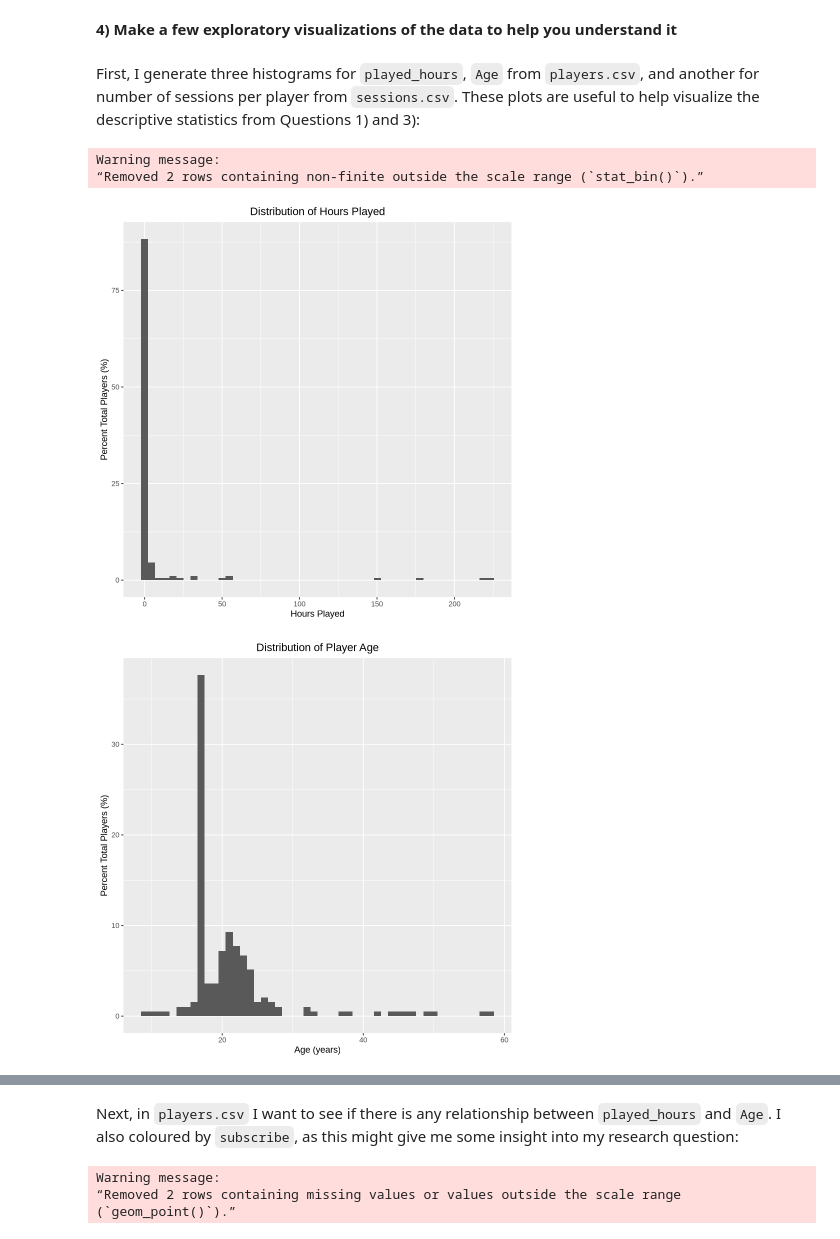
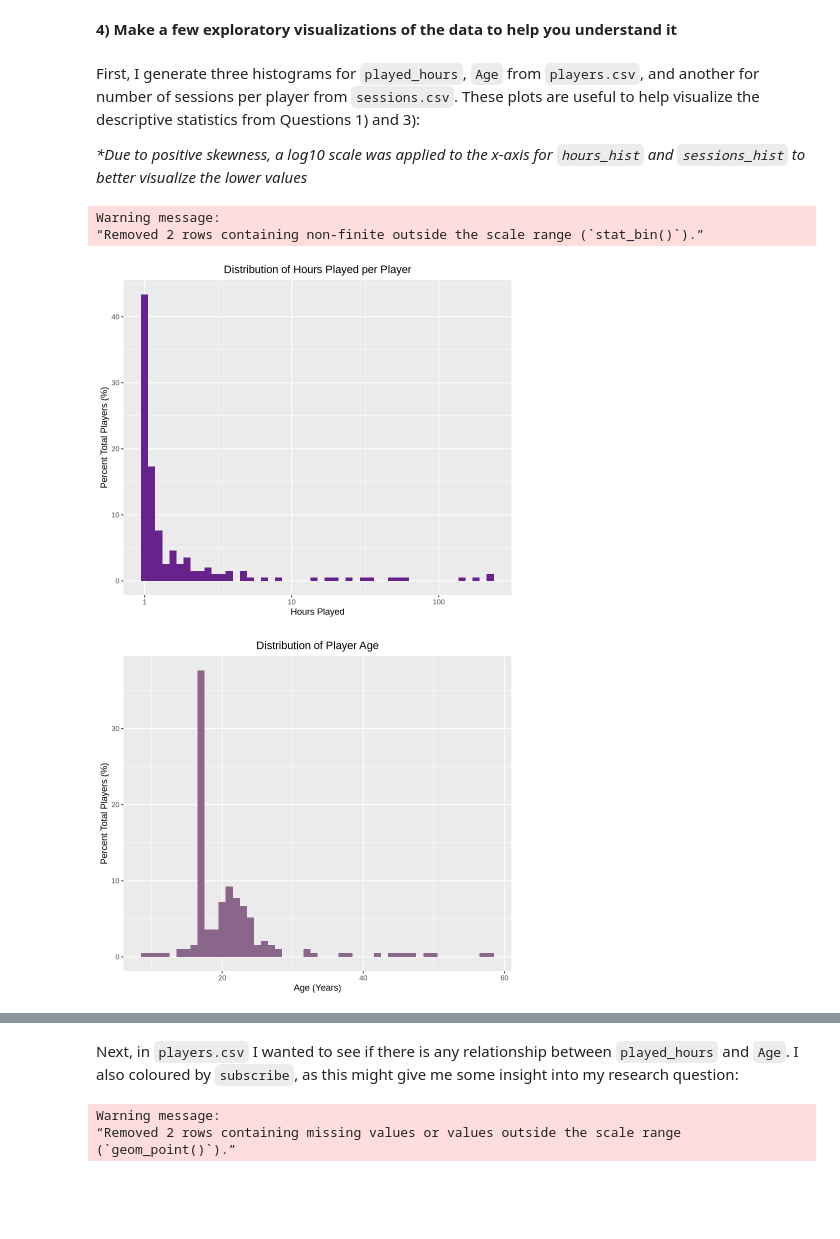
Before and after one commit to axiao28204/dsci100_project, a Jupyter notebook: individual_project_planning.ipynb, the cells around one changed output, grey strips where cells are left out. Saved outputs shown, nothing was run; the diff lists cells and outputs as text; code cells hidden in the pictures; blank space fills up the shorter version.

Commit message:
Made edits to plot
Changed colours & formatting, removed unnecessary legends.

````diff
--- a/individual_project_planning.ipynb
+++ b/individual_project_planning.ipynb
@@ -228,39 +228,50 @@ A tibble: 1 × 2
 **4) Make a few exploratory visualizations of the data to help you understand it**
 # %% [markdown]
 First, I generate three histograms for ```played_hours```, ```Age``` from ```players.csv```, and another for number of sessions per player from ```sessions.csv```. These plots are useful to help visualize the descriptive statistics from Questions 1) and 3):
+
+_*Due to positive skewness, a log10 scale was applied to the x-axis for ```hours_hist``` and ```sessions_hist``` to better visualize the lower values_
 # %%
+options(repr.plot.width = 7, repr.plot.height = 6)
+
+## create histogram of hours played per player
 hours_hist <- players |>
-    ggplot(aes(x = played_hours)) +
+    ggplot(aes(x = played_hours + 1)) +
     geom_histogram(bins = 50,
-                   aes(y = after_stat(count/sum(count) * 100))) +
-    labs(title = 'Distribution of Hours Played',
+                   aes(y = after_stat(count/sum(count) * 100)),
+                  fill = 'darkorchid4') +
+    labs(title = 'Distribution of Hours Played per Player',
          x = 'Hours Played',
          y = 'Percent Total Players (%)') +
+    scale_x_log10() +
     theme(plot.title = element_text(hjust = 0.5))
+hours_hist
 
+## create histogram of players' ages
 age_hist <- players |>
     ggplot(aes(x = Age)) +
     geom_histogram(bins = 50,
-                   aes(y = after_stat(count/sum(count) * 100))) +
+                   aes(y = after_stat(count/sum(count) * 100)),
+                  fill = 'plum4') +
     labs(title = 'Distribution of Player Age',
-         x = 'Age (years)',
+         x = 'Age (Years)',
          y = 'Percent Total Players (%)') +
     theme(plot.title = element_text(hjust = 0.5))
+age_hist
 
+## create histogram of number of sessions per player
 sessions_hist <- sessions_info |>
   ggplot(aes(x = count)) +
-  geom_histogram(bins = 50,
-                aes(y = after_stat(count/sum(count) * 100))) +
+  geom_histogram(bins = 20,
+                aes(y = after_stat(count/sum(count) * 100)),
+                fill = 'mediumpurple4') +
+    scale_x_log10() +
     labs(title = 'Distribution of Number of Sessions per Player',
          x = 'Number of Sessions per Player',
          y = 'Percent Total Players (%)') +
     theme(plot.title = element_text(hjust = 0.5))
-
-hours_hist
-age_hist
 sessions_hist
 # %% [output]
 Warning message:
 “Removed 2 rows containing non-finite outside the scale range (`stat_bin()`).”
-[figure, old version]
+[figure, new version]
-[figure, old version]
+[figure, new version]
@@ -268,4 +279,4 @@ Warning message:
 # %% [markdown]
-Next, in ```players.csv``` I want to see if there is any relationship between ```played_hours``` and ```Age```. I also coloured by ```subscribe```, as this might give me some insight into my research question:
+Next, in ```players.csv``` I wanted to see if there is any relationship between ```played_hours``` and ```Age```. I also coloured by ```subscribe```, as this might give me some insight into my research question:
 # %%
 options(repr.plot.height = 7, repr.plot.width = 8)
````
Also changed, not shown: parts of 4 cells of this notebook.
